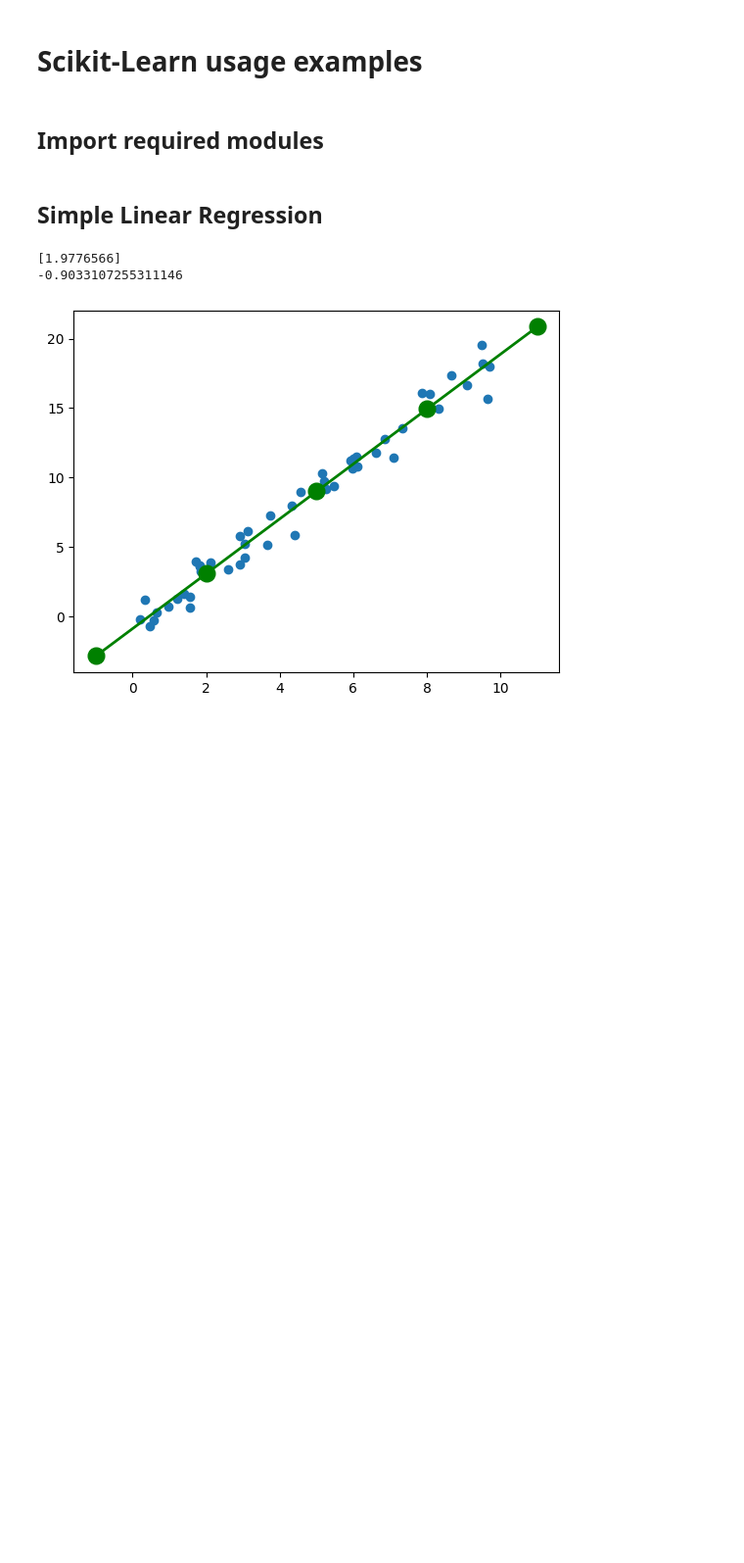
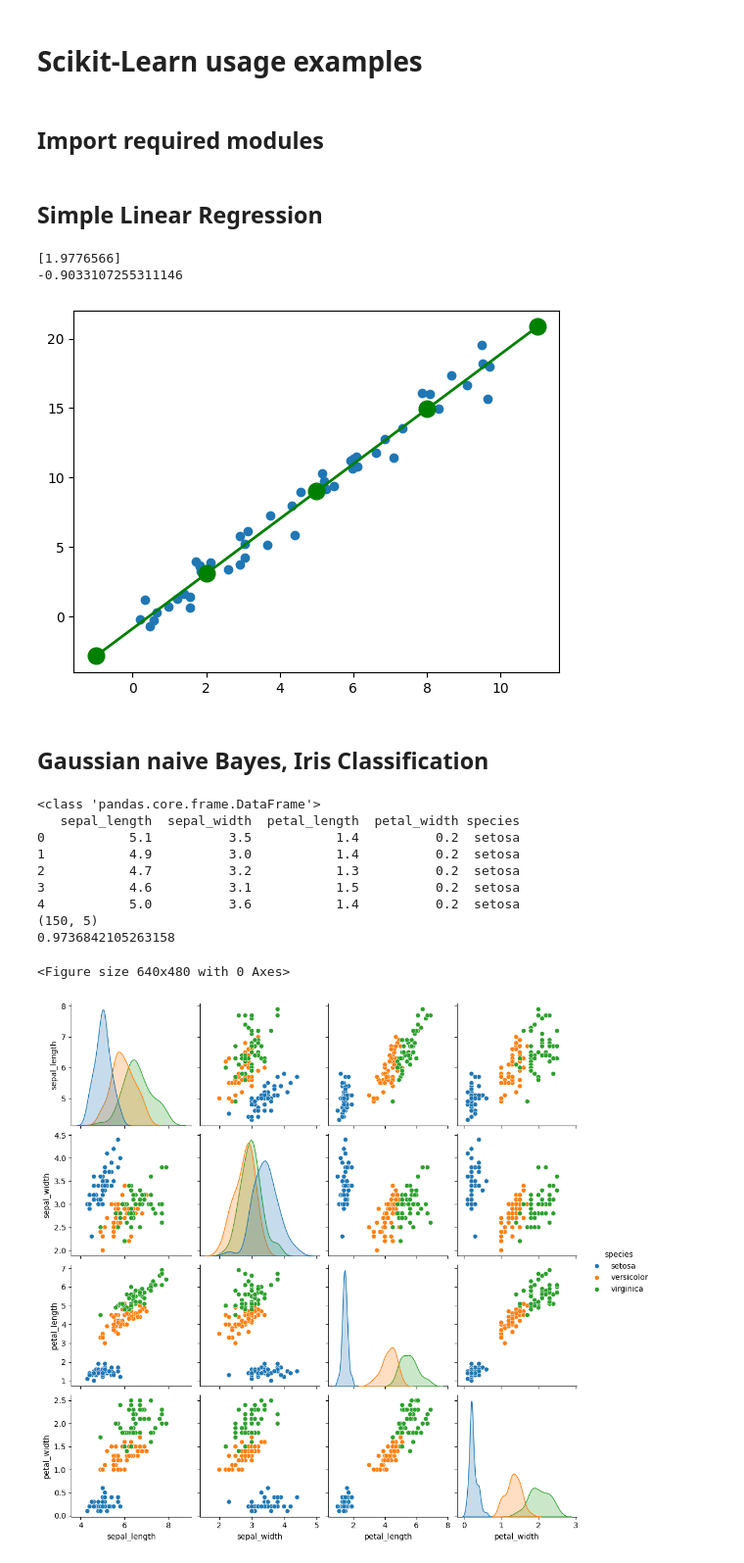
Before and after one commit to romz-pl/Jupyter-Python, a Jupyter notebook: 06-Scikit-Learn/scikit.ipynb, the cells around one changed output. Shown at 98% size. Drawn from its saved outputs; the diff is of its cells as text; code cells hidden in the pictures; blank space fills up the shorter version.

Commit message:
Gaussian naive Bayes

```diff
--- a/06-Scikit-Learn/scikit.ipynb
+++ b/06-Scikit-Learn/scikit.ipynb
@@ -37,3 +41,45 @@ fig.savefig('./output/sic_cos.png')
 [1.9776566]
 -0.9033107255311146
 [figure]
+# %% [markdown]
+## Gaussian naive Bayes, Iris Classification
+# %%
+# Load data for analysis
+iris = sns.load_dataset('iris')
+print(type(iris))
+print(iris.head())
+print(iris.shape)
+plt.tight_layout()
+sns.pairplot(iris, hue='species', height=2.5)
+plt.savefig('./output/GaussianNB.png')
+
+# #xtract the features matrix and target array
+X_iris = iris.drop('species', axis=1)
+y_iris = iris['species']
+
+# Split the data into a training set and a testing set
+Xtrain, Xtest, ytrain, ytest = train_test_split(X_iris, y_iris, random_state=1)
+
+# Instantiate model
+model = GaussianNB()
+
+# Fit model to data
+model.fit(Xtrain, ytrain)
+
+# Predict on new data
+y_model = model.predict(Xtest)
+
+# Check accuracy of the model
+print(accuracy_score(ytest, y_model))
+# %% [output]
+<class 'pandas.core.frame.DataFrame'>
+   sepal_length  sepal_width  petal_length  petal_width species
+0           5.1          3.5           1.4          0.2  setosa
+1           4.9          3.0           1.4          0.2  setosa
+2           4.7          3.2           1.3          0.2  setosa
+3           4.6          3.1           1.5          0.2  setosa
+4           5.0          3.6           1.4          0.2  setosa
+(150, 5)
+0.9736842105263158
+<Figure size 640x480 with 0 Axes>
+[figure, added]
```
Also changed, not shown: parts of 2 cells of this notebook, 3 other files.
